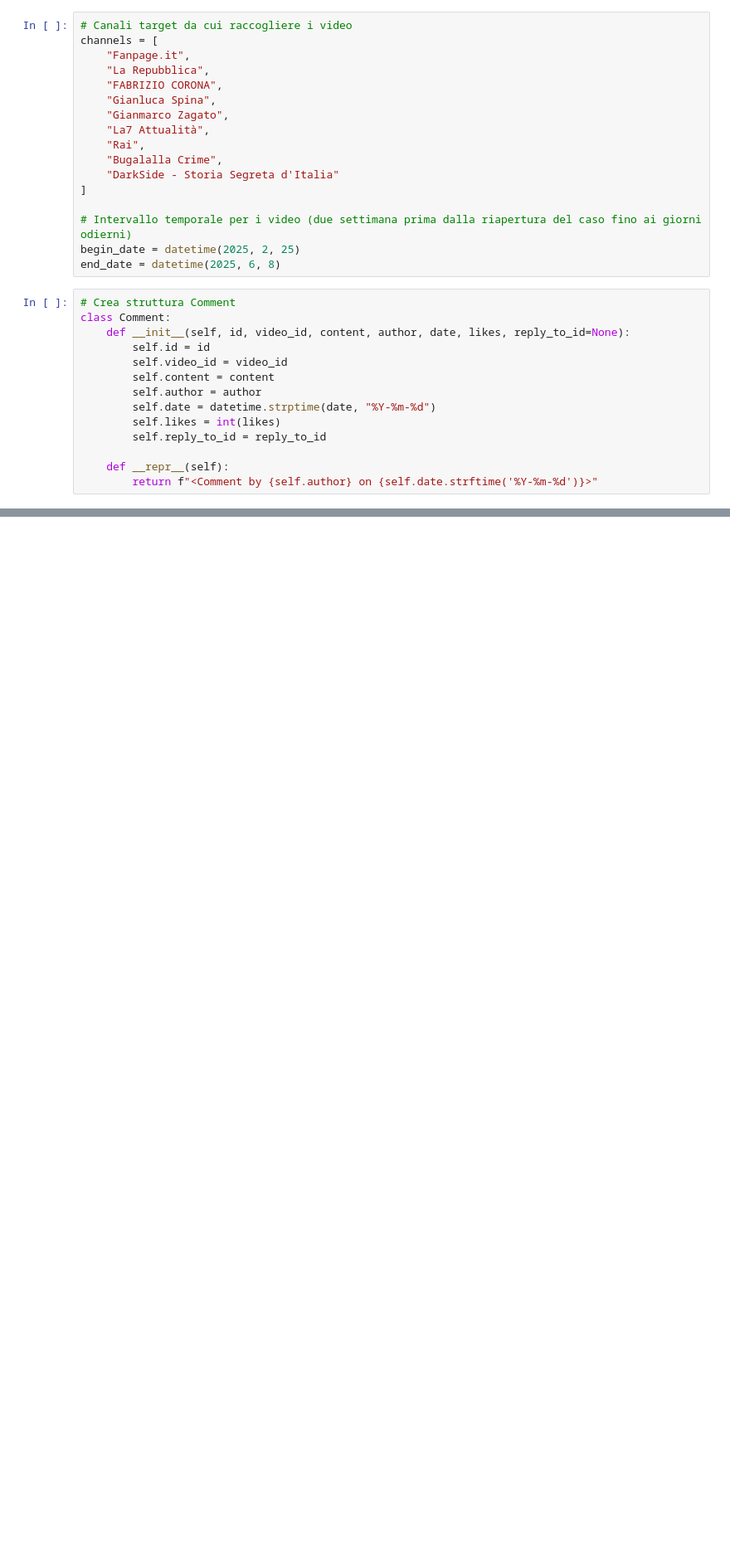
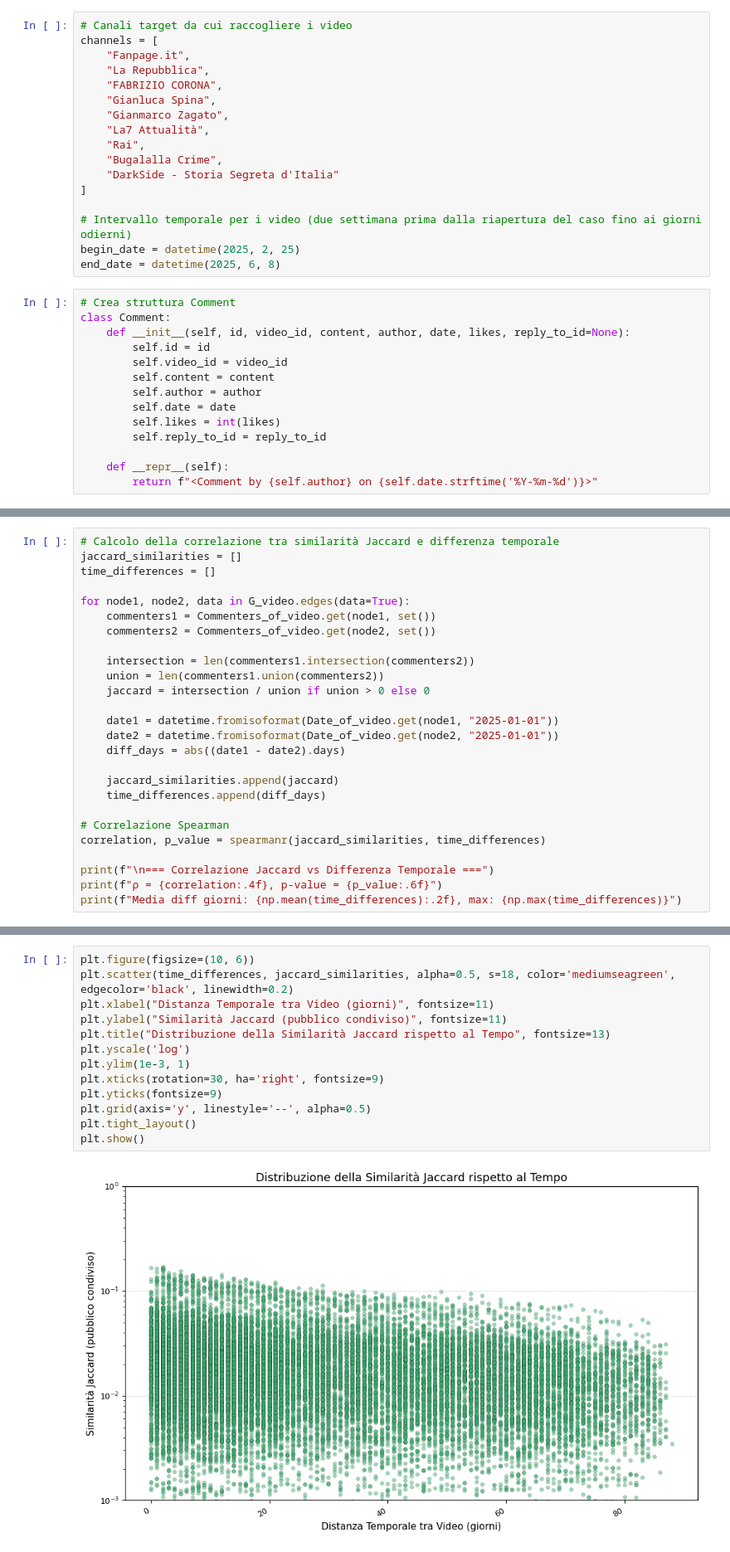
Before and after one commit to fedeceru/SMMproject, a Jupyter notebook: src/network_analysis.ipynb, the cells around one changed output, grey strips where cells are left out. Shown at 83% size. Saved outputs shown, nothing was run; the diff lists cells and outputs as text; blank space fills up the shorter version.

```diff
--- a/src/network_analysis.ipynb
+++ b/src/network_analysis.ipynb
@@ -37,7 +41,7 @@ class Comment:
         self.video_id = video_id
         self.content = content
         self.author = author
-        self.date = datetime.strptime(date, "%Y-%m-%d")
+        self.date = date
         self.likes = int(likes)
         self.reply_to_id = reply_to_id
 
@@ -99,0 +196,26 @@ print(f"Canali totali: {len(Videos_of)}")
+# %%
+# Calcolo della correlazione tra similarità Jaccard e differenza temporale
+jaccard_similarities = []
+time_differences = []
+
+for node1, node2, data in G_video.edges(data=True):
+    commenters1 = Commenters_of_video.get(node1, set())
+    commenters2 = Commenters_of_video.get(node2, set())
+
+    intersection = len(commenters1.intersection(commenters2))
+    union = len(commenters1.union(commenters2))
+    jaccard = intersection / union if union > 0 else 0
+
+    date1 = datetime.fromisoformat(Date_of_video.get(node1, "2025-01-01"))
+    date2 = datetime.fromisoformat(Date_of_video.get(node2, "2025-01-01"))
+    diff_days = abs((date1 - date2).days)
+
+    jaccard_similarities.append(jaccard)
+    time_differences.append(diff_days)
+
+# Correlazione Spearman
+correlation, p_value = spearmanr(jaccard_similarities, time_differences)
+
+print(f"\n=== Correlazione Jaccard vs Differenza Temporale ===")
+print(f"ρ = {correlation:.4f}, p-value = {p_value:.6f}")
+print(f"Media diff giorni: {np.mean(time_differences):.2f}, max: {np.max(time_differences)}")
@@ -99,0 +226,15 @@ print(f"Canali totali: {len(Videos_of)}")
+# %%
+plt.figure(figsize=(10, 6))
+plt.scatter(time_differences, jaccard_similarities, alpha=0.5, s=18, color='mediumseagreen', edgecolor='black', linewidth=0.2)
+plt.xlabel("Distanza Temporale tra Video (giorni)", fontsize=11)
+plt.ylabel("Similarità Jaccard (pubblico condiviso)", fontsize=11)
+plt.title("Distribuzione della Similarità Jaccard rispetto al Tempo", fontsize=13)
+plt.yscale('log')
+plt.ylim(1e-3, 1)
+plt.xticks(rotation=30, ha='right', fontsize=9)
+plt.yticks(fontsize=9)
+plt.grid(axis='y', linestyle='--', alpha=0.5)
+plt.tight_layout()
+plt.show()
+# %% [output]
+[figure, added]
```
Also changed, not shown: parts of 10 cells of this notebook, 2 other files.
